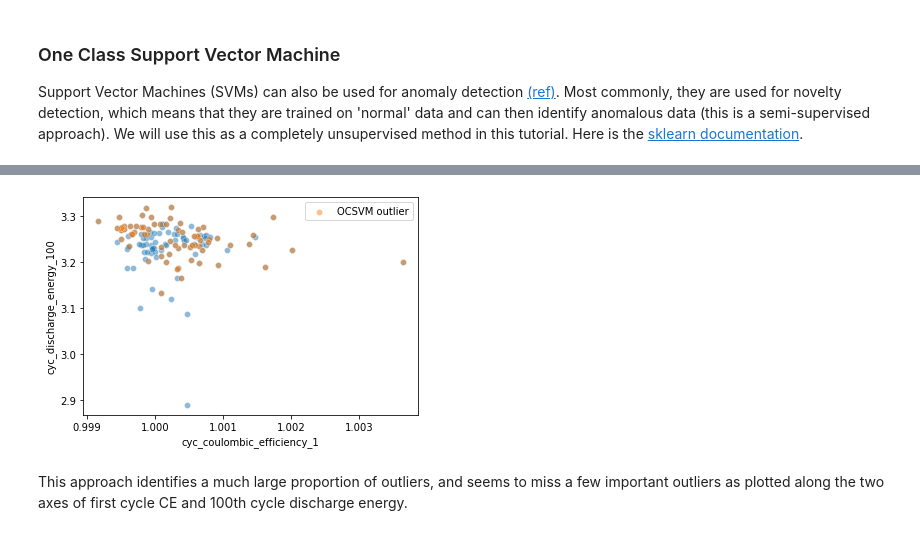
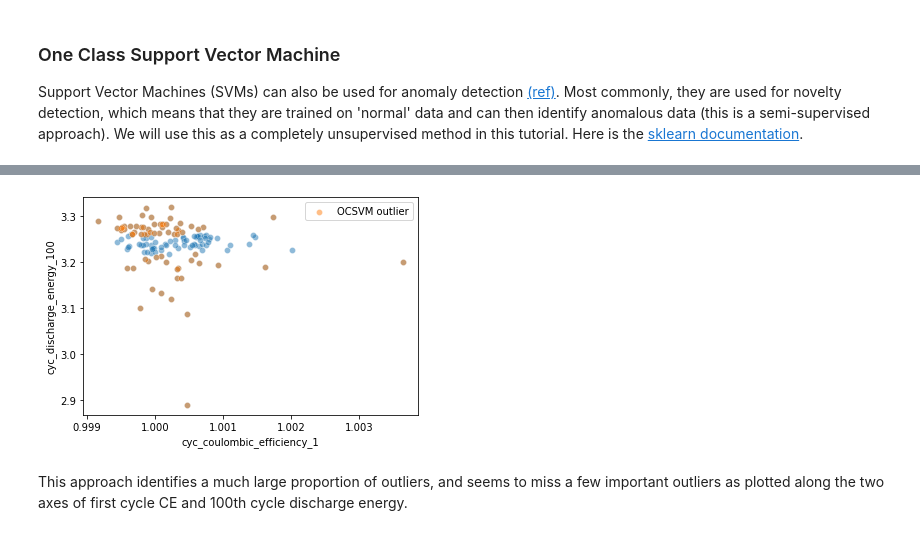
Before and after one commit to Voltaiq/vce_Anomaly-Detection-Tutorial_53f7a033, a Jupyter notebook: Anomaly_Detection_Tutorial.ipynb, the cells around one changed output, grey strips where cells are left out. Cells and saved outputs as stored; diff of their text form; code cells hidden in the pictures.

```diff
--- a/Anomaly_Detection_Tutorial.ipynb
+++ b/Anomaly_Detection_Tutorial.ipynb
@@ -451,7 +462,7 @@ from pyod.models.knn import KNN as py_KNN
 # %%
 set_contamination = 0.05 #make an assumption on the fraction of outliers
 pyod_knn = py_KNN(contamination = set_contamination)
-pyod_knn.fit(features_df)
+pyod_knn.fit(input_df)
 # %% [output]
 KNN(algorithm='auto', contamination=0.05, leaf_size=30, method='largest',
   metric='minkowski', metric_params=None, n_jobs=1, n_neighbors=5, p=2,
@@ -570,7 +579,7 @@ For the IF algorithm we can begin to examine feature importances, at least using
 # %%
 from pyod.models.iforest import IForest
 pyod_if = IForest()
-pyod_if.fit(features_df)
+pyod_if.fit(input_df)
 # %% [output]
 IForest(behaviour='old', bootstrap=False, contamination=0.1, max_features=1.0,
     max_samples='auto', n_estimators=100, n_jobs=1, random_state=None,
@@ -621,9 +616,9 @@ Support Vector Machines (SVMs) can also be used for anomaly detection [(ref)](ht
 from sklearn.svm import OneClassSVM
 # %%
 ocsvm = OneClassSVM()
-ocsvm.fit(features_df)
-ocsvm_predict = ocsvm.predict(features_df)
+ocsvm.fit(input_df)
+ocsvm_predict = ocsvm.predict(input_df)
 # %%
-ocsvm_outliers = features_df[ocsvm_predict == -1]
+ocsvm_outliers = input_df[ocsvm_predict == -1]
 ocsvm_outliers
 # %% [output]
@@ -643,8 +638,8 @@ ocsvm_outliers
 # %%
-sns.scatterplot(x = features_df.cyc_coulombic_efficiency_1, y = features_df.cyc_discharge_energy_100, alpha=0.5)
+sns.scatterplot(x = input_df.cyc_coulombic_efficiency_1, y = input_df.cyc_discharge_energy_100, alpha=0.5)
 _=sns.scatterplot(x = ocsvm_outliers.cyc_coulombic_efficiency_1, y = ocsvm_outliers.cyc_discharge_energy_100, alpha=0.5,label='OCSVM outlier')
 # %% [output]
-[figure, old version]
+[figure, new version]
 # %% [markdown]
 This approach identifies a much large proportion of outliers, and seems to miss a few important outliers as plotted along the two axes of first cycle CE and 100th cycle discharge energy.
 # %% [markdown]
```
Also changed, not shown: parts of 30 cells of this notebook.
